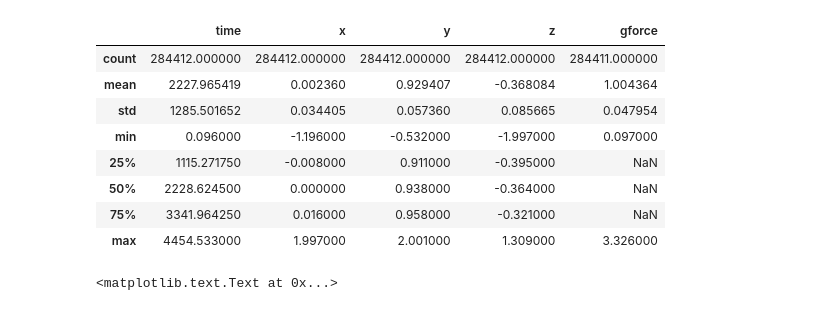
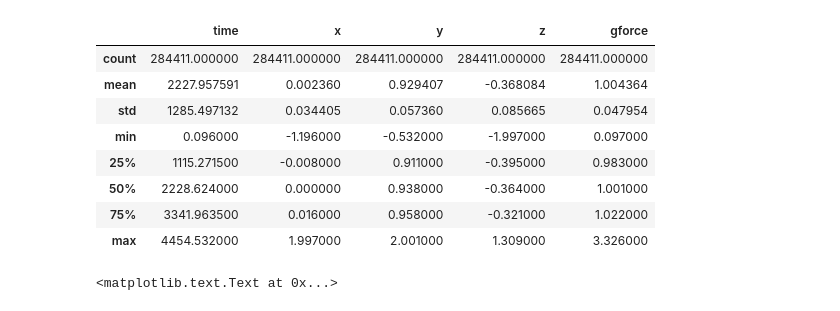
Before and after one commit to arangogithub/pylearn, a Jupyter notebook: accelerometer_analysis.ipynb, the cells around one changed output. Drawn from its saved outputs; the diff is of its cells as text; code cells hidden in the pictures.

```diff
--- a/accelerometer_analysis.ipynb
+++ b/accelerometer_analysis.ipynb
@@ -6,17 +7,18 @@ import pandas as pd
 # %%
 Data =pd.read_csv('accel_data.csv', index_col=False, header=0)
 Data.columns = ['time', 'x', 'y', 'z', 'gforce']
+Data = Data.dropna()
 Data.describe()
 # %% [output]
 |  | time | x | y | z | gforce |
-| count | 284412.000000 | 284412.000000 | 284412.000000 | 284412.000000 | 284411.000000 |
-| mean | 2227.965419 | 0.002360 | 0.929407 | -0.368084 | 1.004364 |
-| std | 1285.501652 | 0.034405 | 0.057360 | 0.085665 | 0.047954 |
+| count | 284411.000000 | 284411.000000 | 284411.000000 | 284411.000000 | 284411.000000 |
+| mean | 2227.957591 | 0.002360 | 0.929407 | -0.368084 | 1.004364 |
+| std | 1285.497132 | 0.034405 | 0.057360 | 0.085665 | 0.047954 |
 | min | 0.096000 | -1.196000 | -0.532000 | -1.997000 | 0.097000 |
-| 25% | 1115.271750 | -0.008000 | 0.911000 | -0.395000 | NaN |
-| 50% | 2228.624500 | 0.000000 | 0.938000 | -0.364000 | NaN |
-| 75% | 3341.964250 | 0.016000 | 0.958000 | -0.321000 | NaN |
-| max | 4454.533000 | 1.997000 | 2.001000 | 1.309000 | 3.326000 |
+| 25% | 1115.271500 | -0.008000 | 0.911000 | -0.395000 | 0.983000 |
+| 50% | 2228.624000 | 0.000000 | 0.938000 | -0.364000 | 1.001000 |
+| 75% | 3341.963500 | 0.016000 | 0.958000 | -0.321000 | 1.022000 |
+| max | 4454.532000 | 1.997000 | 2.001000 | 1.309000 | 3.326000 |
 # %%
 Data.gforce.plot(figsize=(12,4))
 plt.title('g-force')
```
Also changed, not shown: parts of 10 cells of this notebook.
